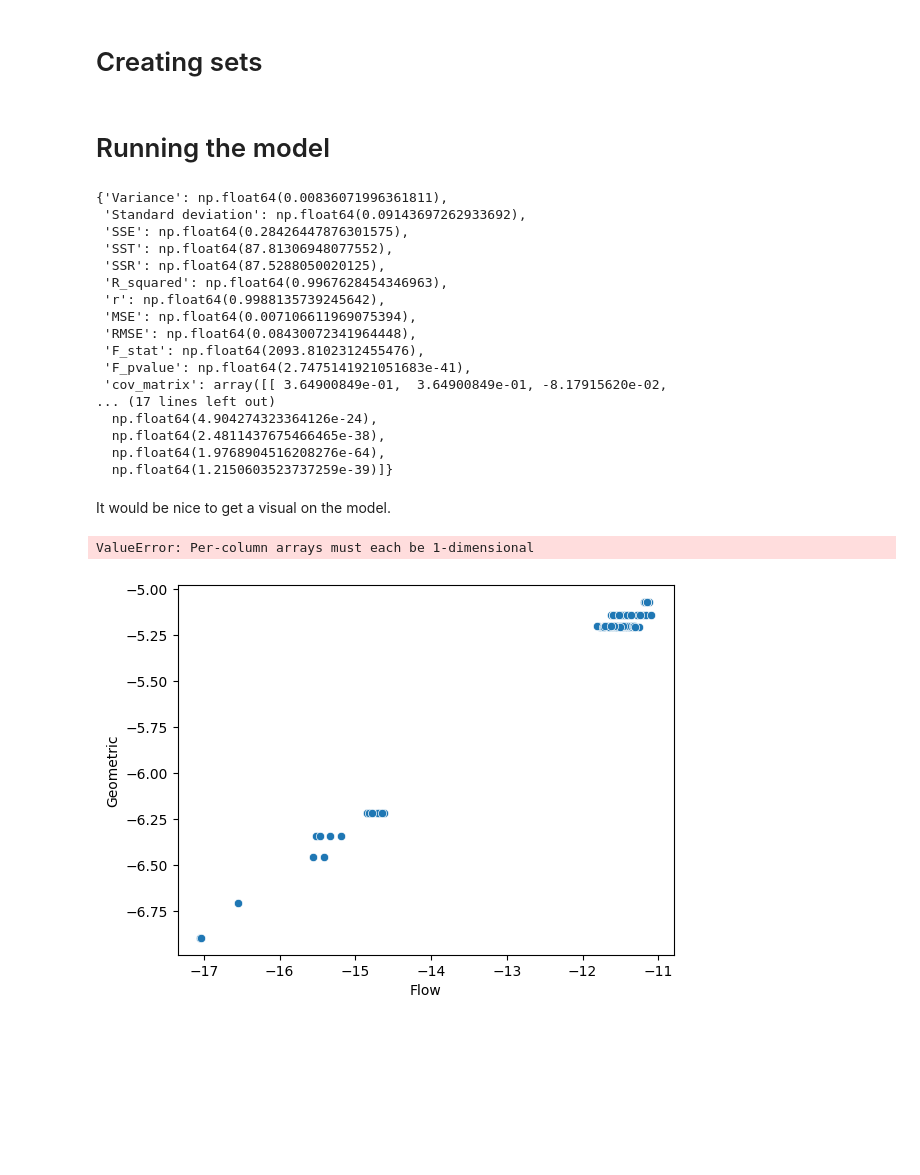
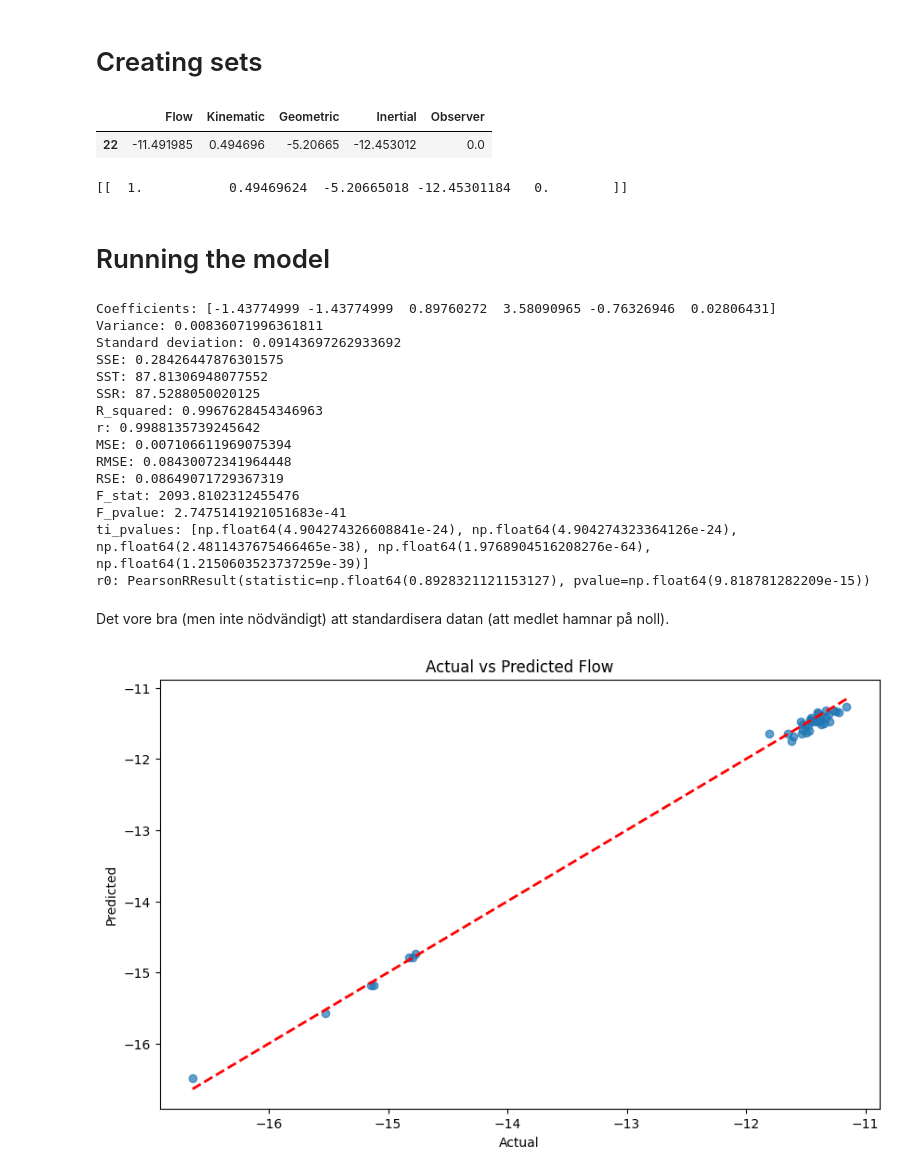
Before and after one commit to AlbotGoodman/stat_met, a Jupyter notebook: lab/analysis.ipynb, the cells around one changed output. Saved outputs shown, nothing was run; the diff lists cells and outputs as text; code cells hidden in the pictures; blank space fills up the shorter version.

```diff
--- a/lab/analysis.ipynb
+++ b/lab/analysis.ipynb
@@ -69,6 +67,14 @@ y_val = val_df["Flow"]
 
 X_test = np.column_stack([np.ones(len(test_df)), test_df["Kinematic"], test_df["Geometric"], test_df["Inertial"], test_df["Observer"]])
 y_test = test_df["Flow"]
+# %%
+display(train_df.head(1))
+print(X_train[:1])
+print()
+# %% [output]
+|  | Flow | Kinematic | Geometric | Inertial | Observer |
+| 22 | -11.491985 | 0.494696 | -5.20665 | -12.453012 | 0.0 |
+[[  1.           0.49469624  -5.20665018 -12.45301184   0.        ]]
 # %% [markdown]
 # Running the model
 # %%
@@ -76,31 +82,36 @@ model = lr()
 model.fit(X_train, y_train)
 predictions = model.predict(X_test)
 evaluation = model.evaluate(X_test, y_test)
-evaluation
+for key, value in evaluation.items():
+    if isinstance(value, np.float64):
+        print(f"{key}: {value.item()}")
+    else:
+        print(f"{key}: {value}")
 # %% [output]
-{'Variance': np.float64(0.00836071996361811),
- 'Standard deviation': np.float64(0.09143697262933692),
- 'SSE': np.float64(0.28426447876301575),
- 'SST': np.float64(87.81306948077552),
- 'SSR': np.float64(87.5288050020125),
- 'R_squared': np.float64(0.9967628454346963),
- 'r': np.float64(0.9988135739245642),
- 'MSE': np.float64(0.007106611969075394),
- 'RMSE': np.float64(0.08430072341964448),
- 'F_stat': np.float64(2093.8102312455476),
- 'F_pvalue': np.float64(2.7475141921051683e-41),
- 'cov_matrix': array([[ 3.64900849e-01,  3.64900849e-01, -8.17915620e-02,
-... (17 lines left out)
-  np.float64(4.904274323364126e-24),
-  np.float64(2.4811437675466465e-38),
-  np.float64(1.9768904516208276e-64),
-  np.float64(1.2150603523737259e-39)]}
+Coefficients: [-1.43774999 -1.43774999  0.89760272  3.58090965 -0.76326946  0.02806431]
+Variance: 0.00836071996361811
+Standard deviation: 0.09143697262933692
+SSE: 0.28426447876301575
+SST: 87.81306948077552
+SSR: 87.5288050020125
+R_squared: 0.9967628454346963
+r: 0.9988135739245642
+MSE: 0.007106611969075394
+RMSE: 0.08430072341964448
+RSE: 0.08649071729367319
+F_stat: 2093.8102312455476
+F_pvalue: 2.7475141921051683e-41
+ti_pvalues: [np.float64(4.904274326608841e-24), np.float64(4.904274323364126e-24), np.float64(2.4811437675466465e-38), np.float64(1.9768904516208276e-64), np.float64(1.2150603523737259e-39)]
+r0: PearsonRResult(statistic=np.float64(0.8928321121153127), pvalue=np.float64(9.818781282209e-15))
-# %% [markdown]
-It would be nice to get a visual on the model.
-# %%
-sns.scatterplot(data=train_df, x="Flow", y="Geometric")
-sns.lineplot(data=val_df, x=X_val, y=predictions)
-plt.show()
-# %% [output]
-ValueError: Per-column arrays must each be 1-dimensional
-[figure, removed]
+# %% [markdown]
+Det vore bra (men inte nödvändigt) att standardisera datan (att medlet hamnar på noll).
+# %%
+plt.figure(figsize=(10, 6))
+plt.scatter(y_test, predictions, alpha=0.7)
+plt.plot([y_test.min(), y_test.max()], [y_test.min(), y_test.max()], 'r--', lw=2)
+plt.xlabel('Actual')
+plt.ylabel('Predicted')
+plt.title('Actual vs Predicted Flow')
+plt.show()
+# %% [output]
+[figure, added]
```
Also changed, not shown: parts of 1 cell of this notebook, 2 other files.
